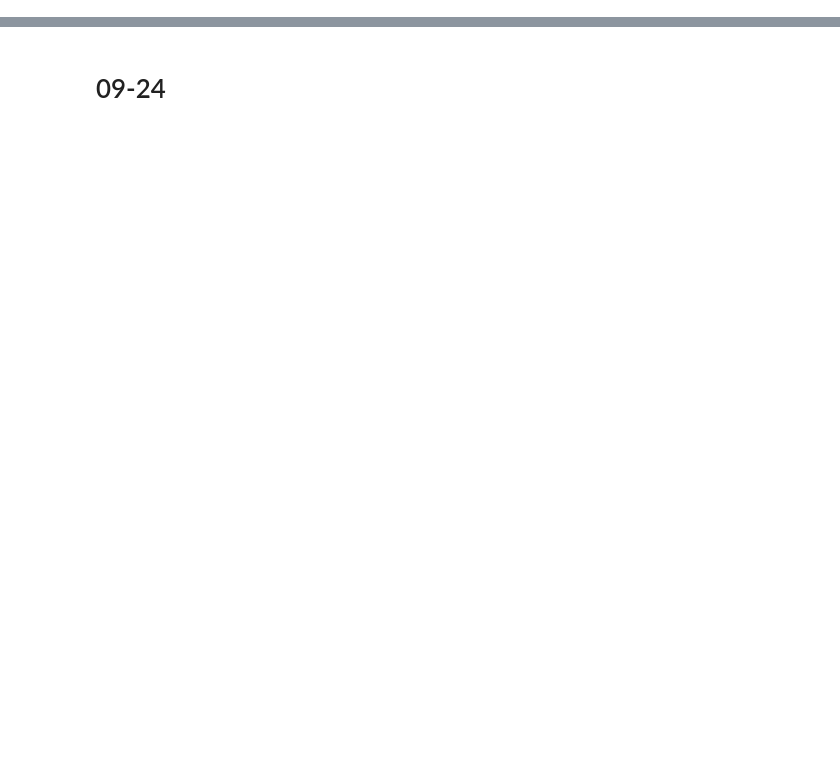
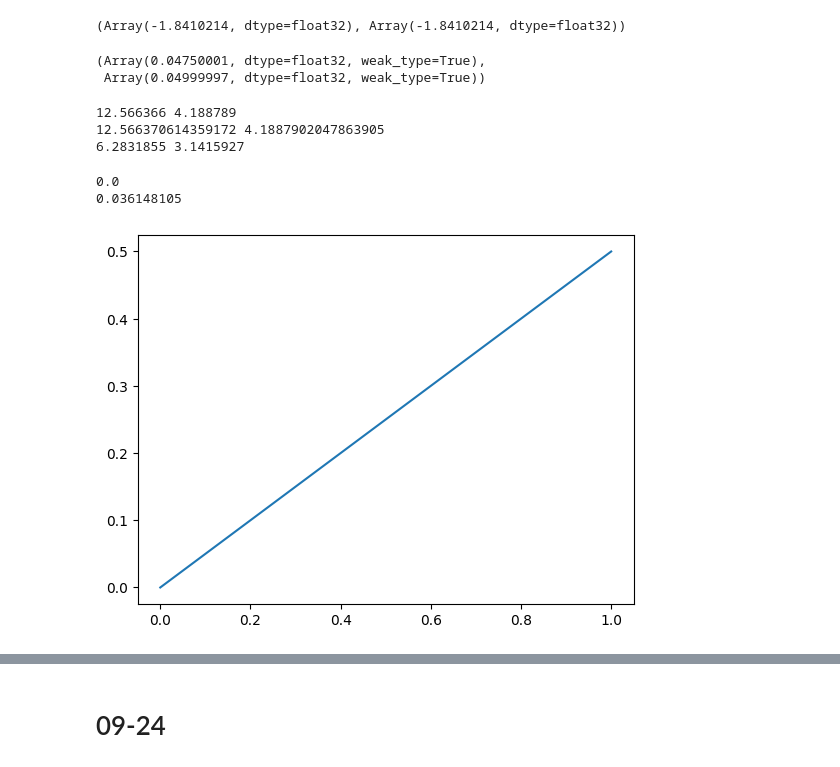
Before and after one commit to EleutherAI/basin-volume, a Jupyter notebook: mp_typical.ipynb, the cells around one changed output, grey strips where cells are left out. Drawn from its saved outputs; the diff is of its cells as text; code cells hidden in the pictures; blank space fills up the shorter version.

```diff
--- a/mp_typical.ipynb
+++ b/mp_typical.ipynb
@@ -10,0 +54,5 @@ reload(mp)
+# %%
+with open('pinit_0925_spher.npy', 'rb') as f:
+    params_spher = mlp.Params(jnp.load(f, allow_pickle=True), params_init.unravel)
+
+print(ellipsoid_norm(params_spher, spherical=True), jnp.linalg.norm(params_spher.raveled))
@@ -10,0 +199,8 @@ reload(mp)
+# %%
+dim = params_init.raveled.shape[0]
+xs = jnp.linspace(0, 1, 100)
+ys = 1 / jnp.sqrt(xs**2 + 1)
+hs = 1 - ys
+
+plt.plot(xs, jnp.array([log_small_hyperspherical_cap(dim, h) / jnp.log(10) for h in hs]))
+plt.show()
@@ -10,0 +209,7 @@ reload(mp)
+# %%
+jax.scipy.stats.norm.logcdf(-1), jnp.log(jax.scipy.stats.norm.cdf(-1))
+# %% [output]
+(Array(-1.8410214, dtype=float32), Array(-1.8410214, dtype=float32))
+# %%
+def hyperspherical_cap(dim, h):
+    return 1/2 * jax.scipy.special.betainc((dim - 1) / 2, 1/2, (2*h - h**2))
@@ -10,0 +238,28 @@ reload(mp)
+# %%
+small_hyperspherical_cap(3, .1), hyperspherical_cap(3, .1)
+# %% [output]
+(Array(0.04750001, dtype=float32, weak_type=True),
+ Array(0.04999997, dtype=float32, weak_type=True))
+# %%
+print(hypersphere_area(3), hyperball_volume(3))
+print(4 * jnp.pi, 4 / 3 * jnp.pi)
+print(hypersphere_area(2), hyperball_volume(2))
+# %% [output]
+12.566366 4.188789
+12.566370614359172 4.1887902047863905
+6.2831855 3.1415927
+# %%
+dim = 4810
+h = 0.5
+print(jax.scipy.special.betainc((dim - 1) / 2, 1/2, (2*h - h**2)))
+print(jax.scipy.special.beta((dim - 1) / 2, 1/2))
+# %% [output]
+0.0
+0.036148105
+# %%
+dim = 3
+hs = jnp.linspace(0, 1, 100)
+plt.plot(hs, jnp.array([hyperspherical_cap(dim, h) for h in hs]))
+plt.show()
+# %% [output]
+[figure, added]
```
Also changed, not shown: parts of 45 cells of this notebook.
